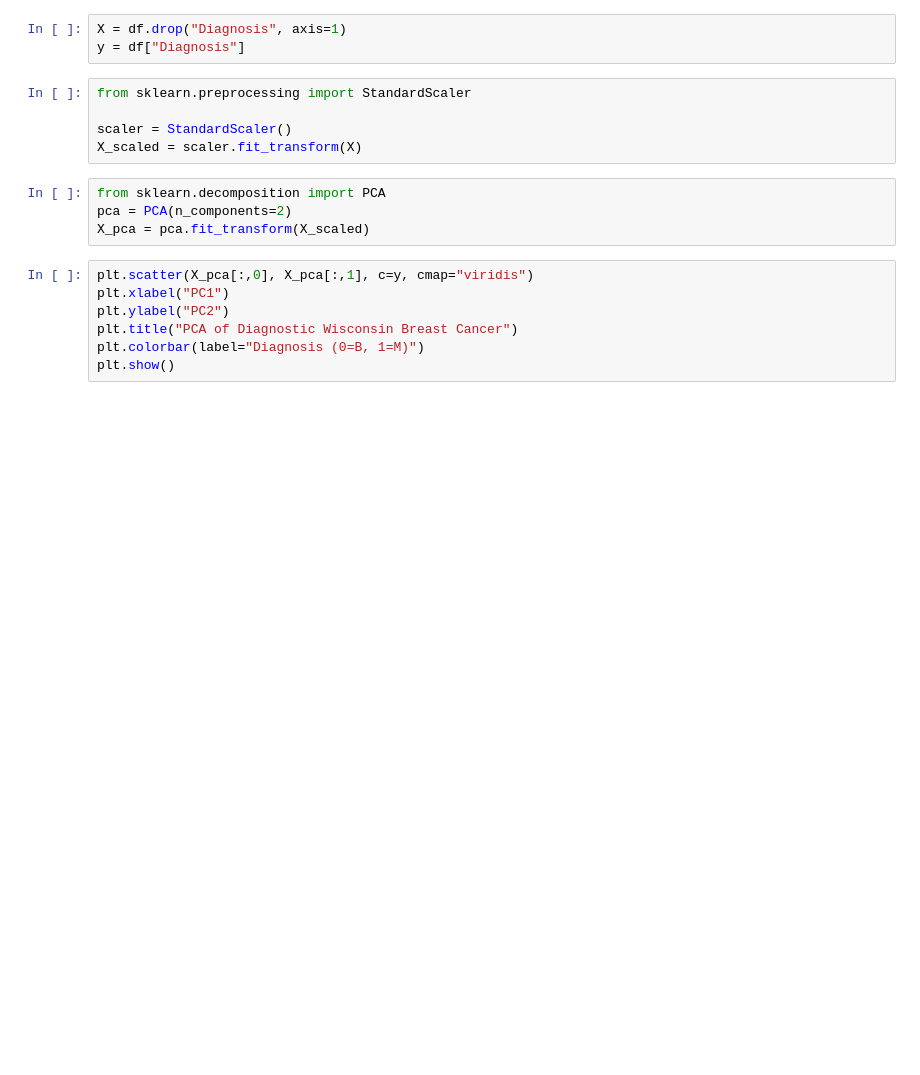
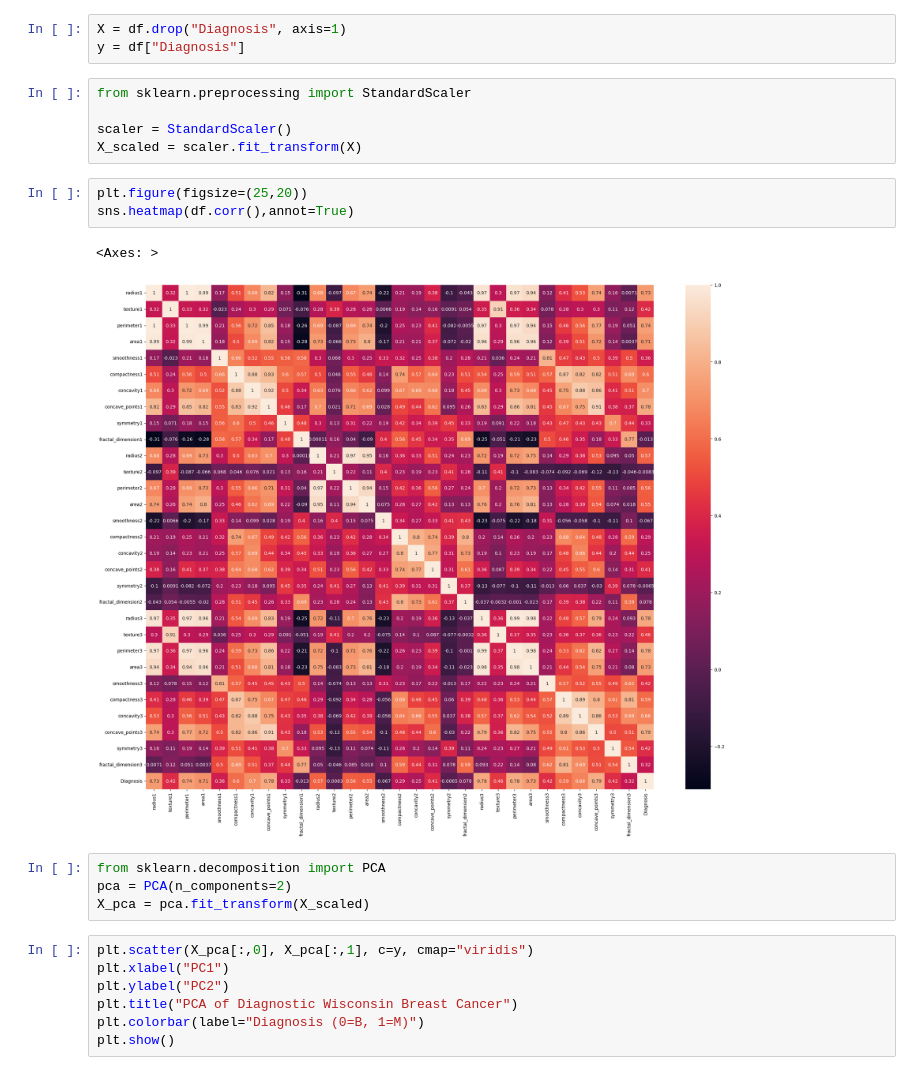
Before and after one commit to sakthigowshick/DIAGNOSIS-PCA, a Jupyter notebook: code.ipynb, the cells around one changed output. Cells and saved outputs as stored; diff of their text form; blank space fills up the shorter version.

```diff
--- a/code.ipynb
+++ b/code.ipynb
@@ -124,6 +124,12 @@ from sklearn.preprocessing import StandardScaler
 
 scaler = StandardScaler()
 X_scaled = scaler.fit_transform(X)
+# %%
+plt.figure(figsize=(25,20))
+sns.heatmap(df.corr(),annot=True)
+# %% [output]
+<Axes: >
+[figure, added]
 # %%
 from sklearn.decomposition import PCA
 pca = PCA(n_components=2)
```
Also changed, not shown: 2 other files.
